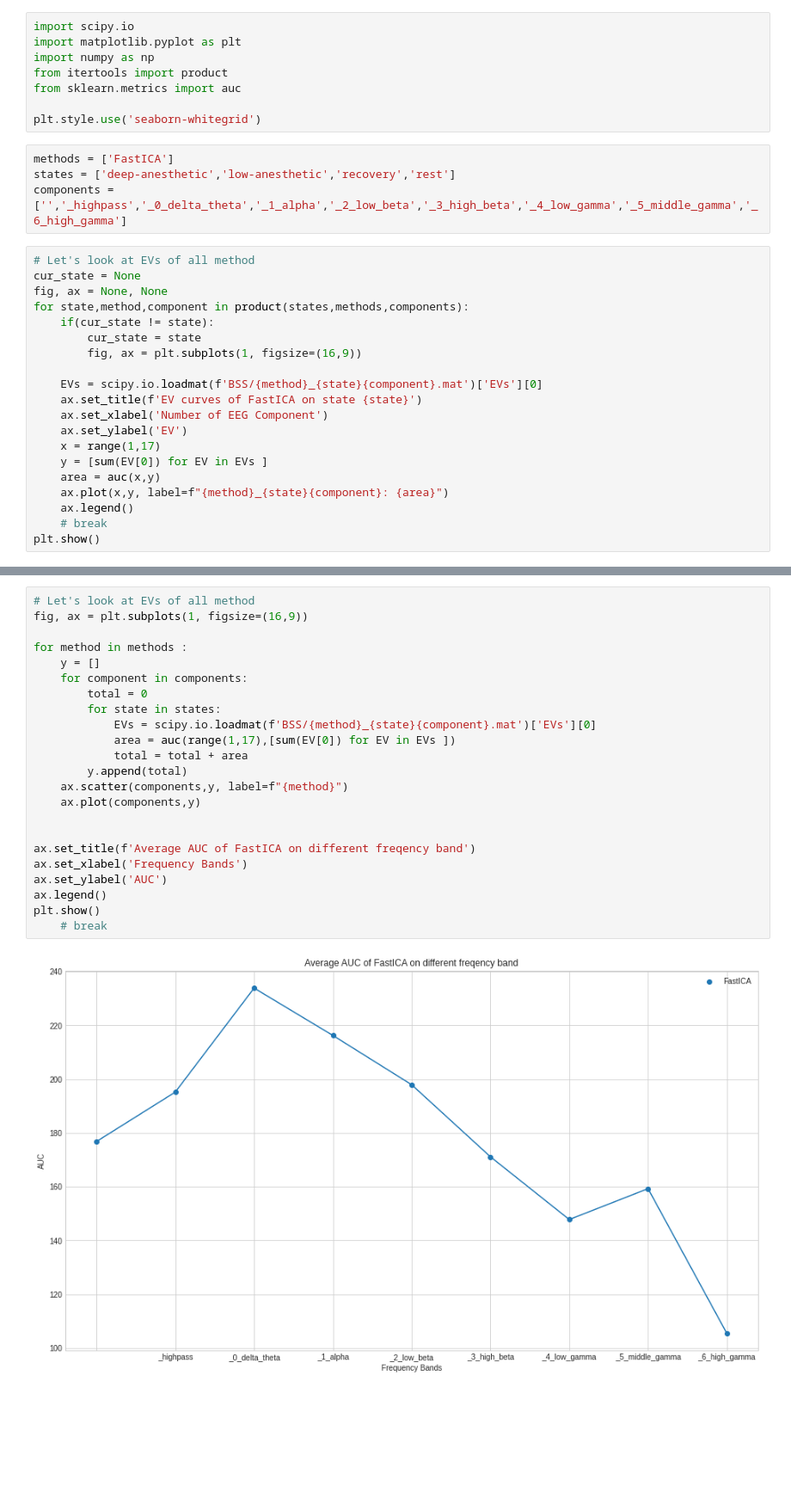
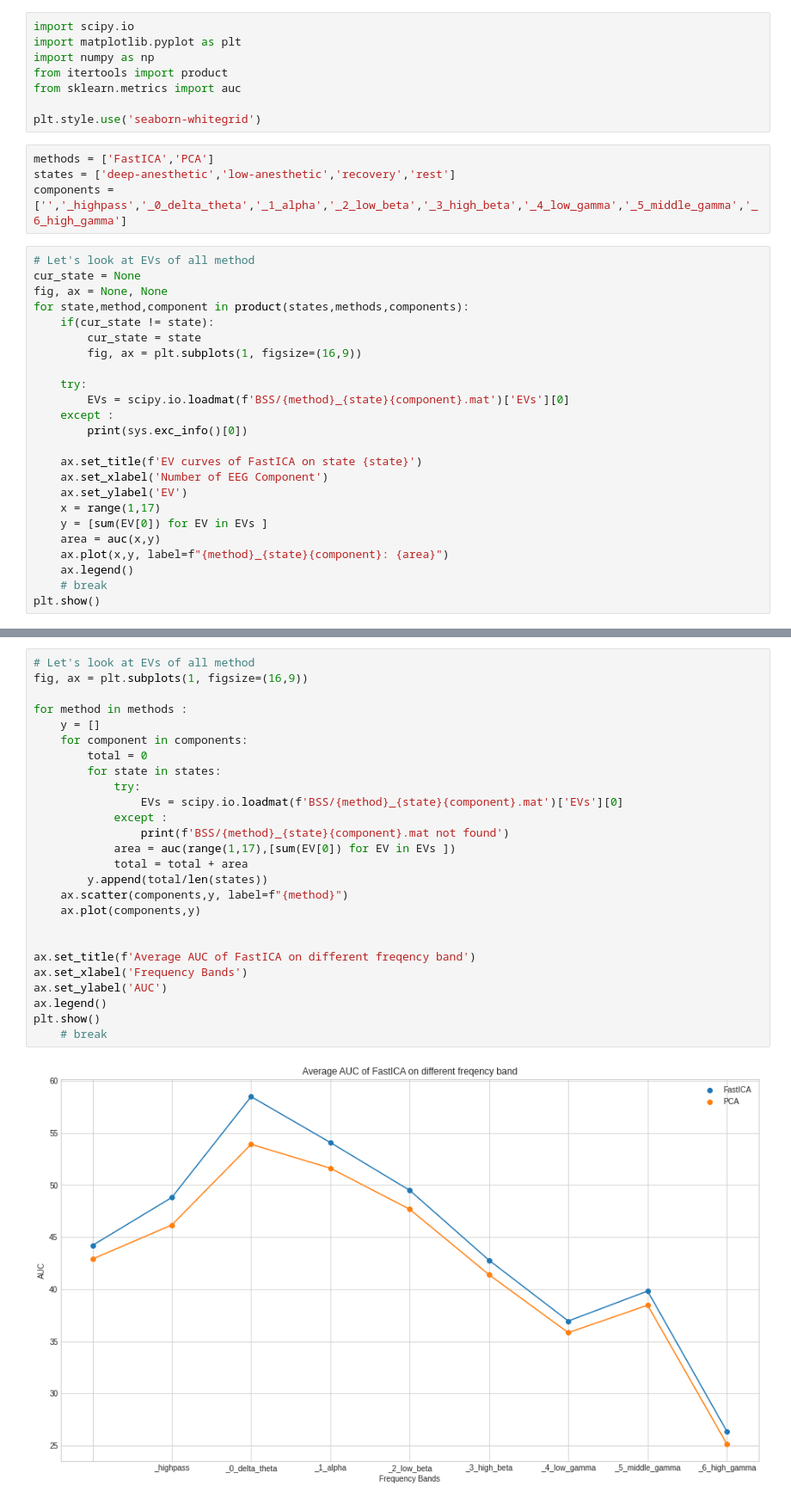
Before and after one commit to akraradets/BSS-on-EEG, a Jupyter notebook: EVs_graph.ipynb, the cells around one changed output, grey strips where cells are left out. Shown at 86% size. Saved outputs shown, nothing was run; the diff lists cells and outputs as text; blank space fills up the shorter version.

```diff
--- a/EVs_graph.ipynb
+++ b/EVs_graph.ipynb
@@ -7,7 +7,7 @@ from sklearn.metrics import auc
 
 plt.style.use('seaborn-whitegrid')
 # %%
-methods = ['FastICA']
+methods = ['FastICA','PCA']
 states = ['deep-anesthetic','low-anesthetic','recovery','rest']
 components = ['','_highpass','_0_delta_theta','_1_alpha','_2_low_beta','_3_high_beta','_4_low_gamma','_5_middle_gamma','_6_high_gamma']
 # %%
@@ -19,7 +19,11 @@ for state,method,component in product(states,methods,components):
         cur_state = state
         fig, ax = plt.subplots(1, figsize=(16,9))
 
-    EVs = scipy.io.loadmat(f'BSS/{method}_{state}{component}.mat')['EVs'][0]
+    try:
+        EVs = scipy.io.loadmat(f'BSS/{method}_{state}{component}.mat')['EVs'][0]
+    except :
+        print(sys.exc_info()[0])
+
     ax.set_title(f'EV curves of FastICA on state {state}')
     ax.set_xlabel('Number of EEG Component')
     ax.set_ylabel('EV')
@@ -38,25 +42,28 @@ plt.show()
 # %%
 # Let's look at EVs of all method
 fig, ax = plt.subplots(1, figsize=(16,9))
 
 for method in methods :
     y = []
     for component in components:
         total = 0
         for state in states:
-            EVs = scipy.io.loadmat(f'BSS/{method}_{state}{component}.mat')['EVs'][0]
+            try:
+                EVs = scipy.io.loadmat(f'BSS/{method}_{state}{component}.mat')['EVs'][0]
+            except :
+                print(f'BSS/{method}_{state}{component}.mat not found')
             area = auc(range(1,17),[sum(EV[0]) for EV in EVs ])
             total = total + area
-        y.append(total)
+        y.append(total/len(states))
     ax.scatter(components,y, label=f"{method}")
     ax.plot(components,y)
 
 
 ax.set_title(f'Average AUC of FastICA on different freqency band')
 ax.set_xlabel('Frequency Bands')
 ax.set_ylabel('AUC')
 ax.legend()
 plt.show()
     # break
 # %% [output]
-[figure, old version]
+[figure, new version]
```
Also changed, not shown: 1 other file.
